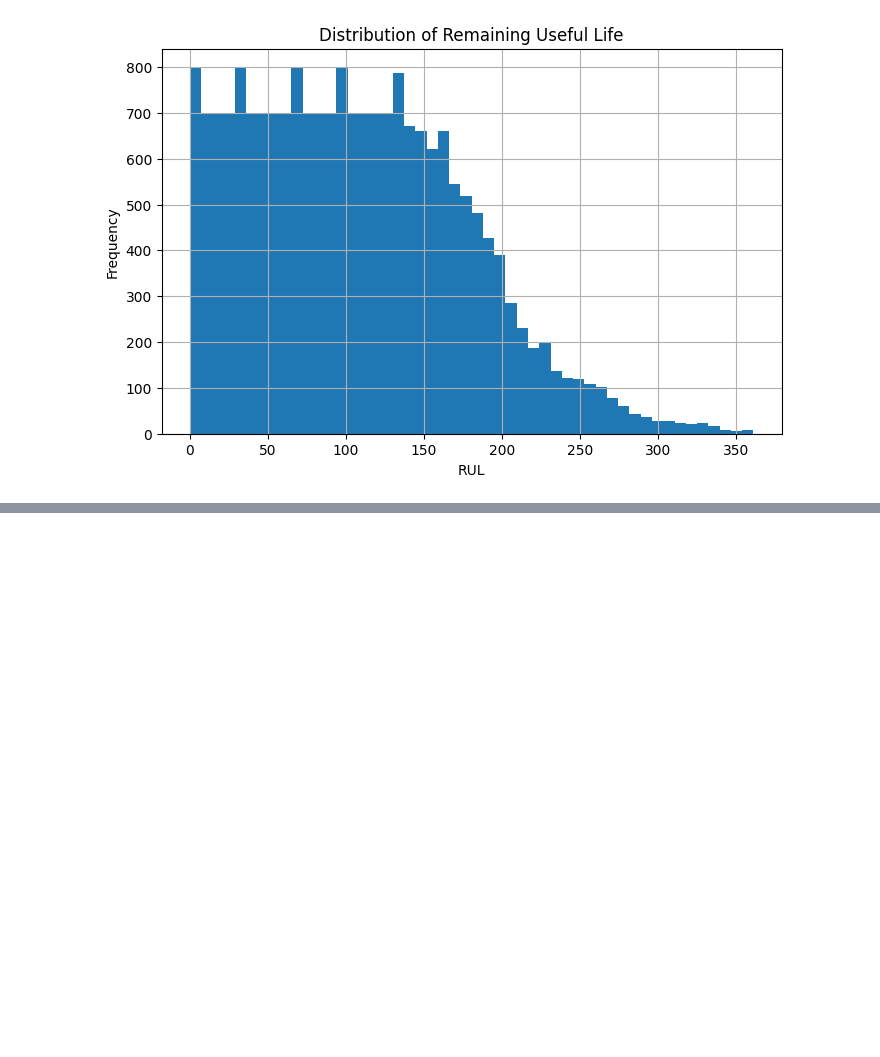
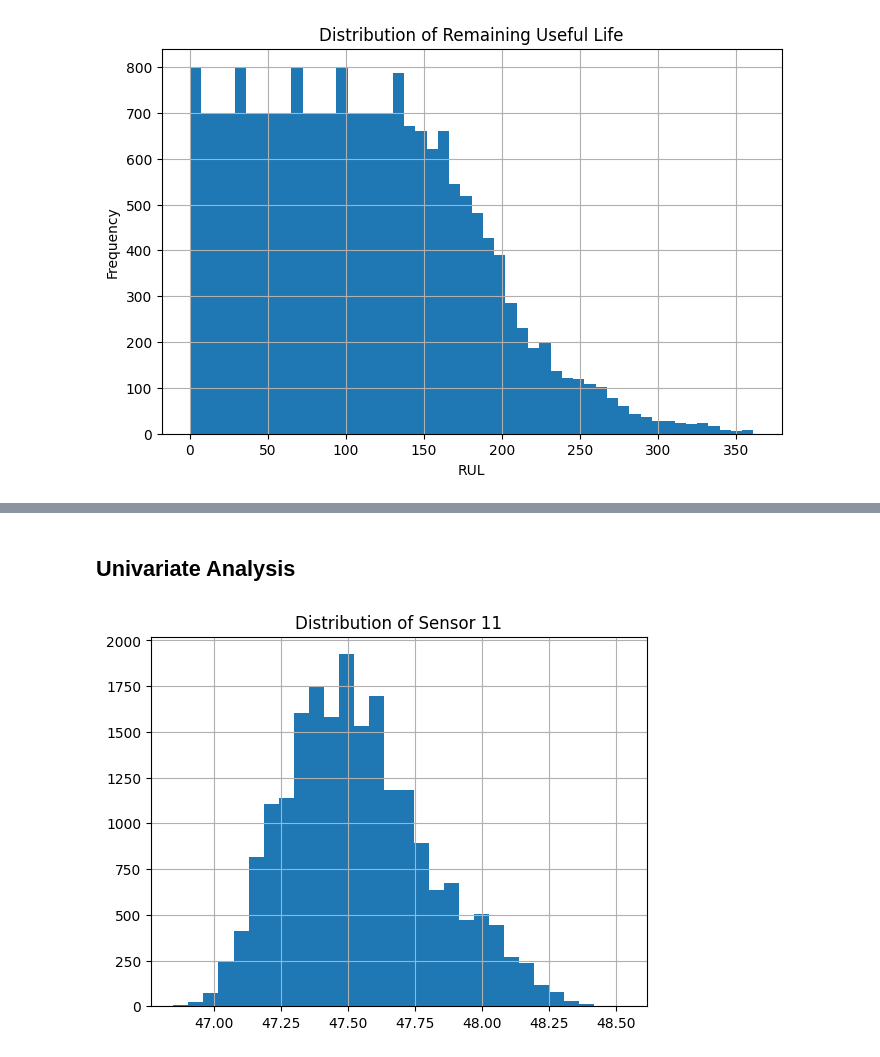
Before and after one commit to Sanil-JR/Predictive-Maintenance-System, a Jupyter notebook: notebooks/Predictive_Maintenance.ipynb, the cells around one changed output, grey strips where cells are left out. Saved outputs shown, nothing was run; the diff lists cells and outputs as text; code cells hidden in the pictures; blank space fills up the shorter version.

Commit message:
Perform exploratory data analysis on engine sensor data

```diff
--- a/notebooks/Predictive_Maintenance.ipynb
+++ b/notebooks/Predictive_Maintenance.ipynb
@@ -141,0 +224,10 @@ plt.show()
+# %% [markdown]
+## Univariate Analysis
+# %%
+df['sensor_11'].hist(bins=30)
+
+plt.title("Distribution of Sensor 11")
+
+plt.show()
+# %% [output]
+[figure, added]
```
Also changed, not shown: parts of 16 cells of this notebook.
